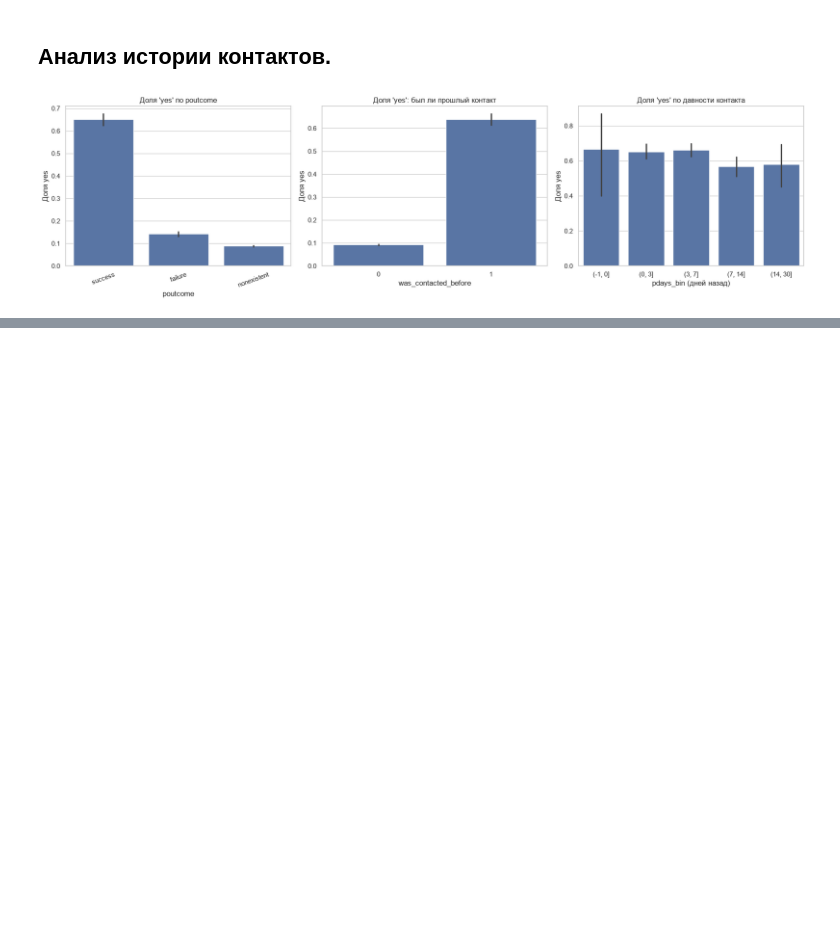
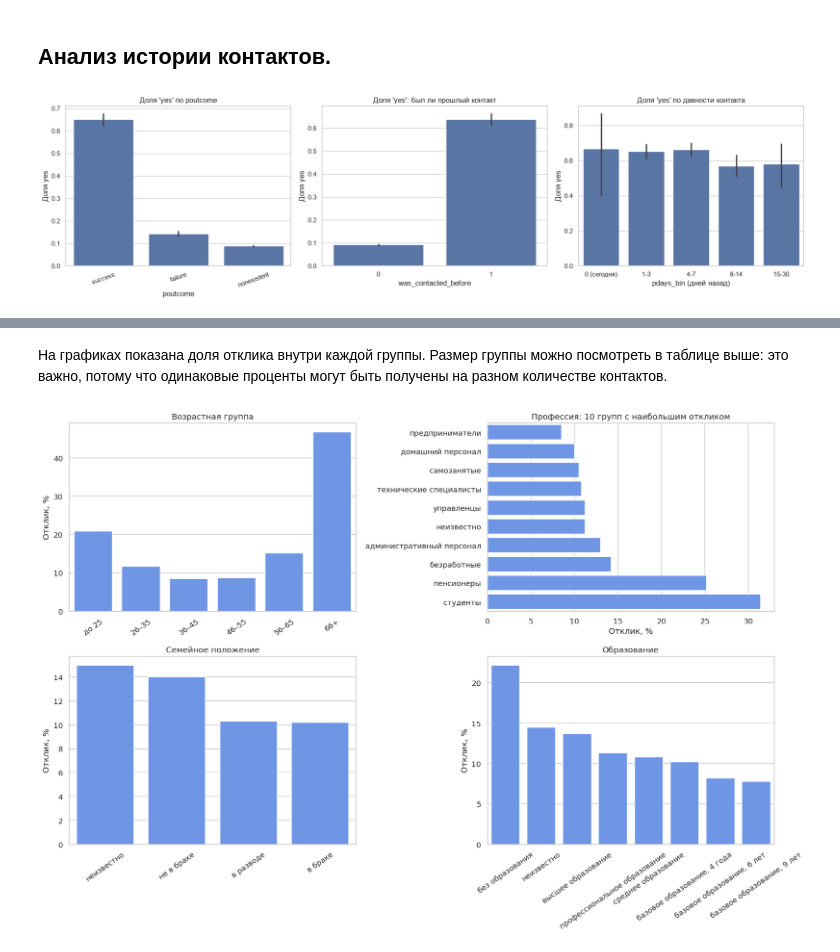
Before and after one commit to KgAmerlion/project_practice_team_1, a Jupyter notebook: Notebook_Bank_Marketing_analitika (2).ipynb, the cells around one changed output, grey strips where cells are left out. Cells and saved outputs as stored; diff of their text form; code cells hidden in the pictures; blank space fills up the shorter version.

```diff
--- a/Notebook_Bank_Marketing_analitika (2).ipynb
+++ b/Notebook_Bank_Marketing_analitika (2).ipynb
@@ -190,6 +216,9 @@ df["is_yes"] = (df["y"] == "yes").astype(int)
 # %% [markdown]
 ## Анализ истории контактов.
 # %%
+labels = ['0 (сегодня)', '1-3', '4-7', '8-14', '15-30']
+df['pdays_bin'] = pd.cut(df['pdays'], bins=[-1, 0, 3, 7, 14, 30], labels=labels)
+
 fig, axes = plt.subplots(1, 3, figsize=(18, 5))
 
 sns.barplot(
@@ -217,0 +384,28 @@ plt.show()
+# %% [markdown]
+На графиках показана доля отклика внутри каждой группы. Размер группы можно посмотреть в таблице выше: это важно, потому что одинаковые проценты могут быть получены на разном количестве контактов.
+# %%
+plot_columns = ["age_group", "job", "marital", "education"]
+plot_titles = {
+    "age_group": "Возрастная группа", "job": "Профессия: 10 групп с наибольшим откликом",
+    "marital": "Семейное положение", "education": "Образование",
+}
+fig, axes = plt.subplots(2, 2, figsize=(16, 11))
+for ax, column in zip(axes.flat, plot_columns):
+    table = profile_tables[column].sort_values("response_rate_pct", ascending=False).reset_index()
+    if column in category_names:
+        table[column] = table[column].map(lambda value: category_names[column].get(str(value), str(value)))
+    if column == "job":
+        table = table.head(10).sort_values("response_rate_pct")
+        sns.barplot(data=table, y=column, x="response_rate_pct", color="#5B8FF9", ax=ax)
+        ax.set_xlabel("Отклик, %")
+        ax.set_ylabel("")
+    else:
+        sns.barplot(data=table, x=column, y="response_rate_pct", color="#5B8FF9", ax=ax)
+        ax.set_xlabel("")
+        ax.set_ylabel("Отклик, %")
+        ax.tick_params(axis="x", rotation=35)
+    ax.set_title(plot_titles[column])
+plt.tight_layout()
+plt.show()
+# %% [output]
+[figure, added]
```
Also changed, not shown: parts of 24 cells of this notebook.
